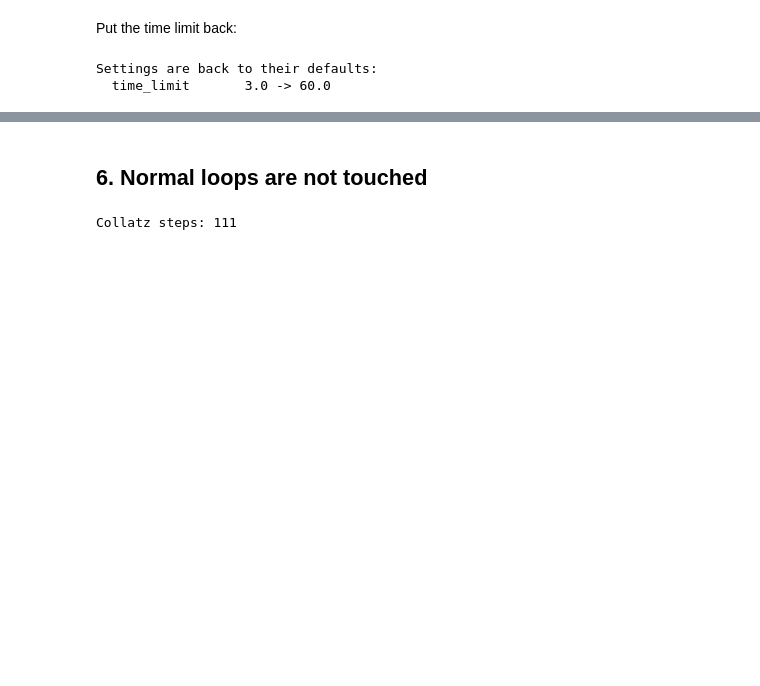
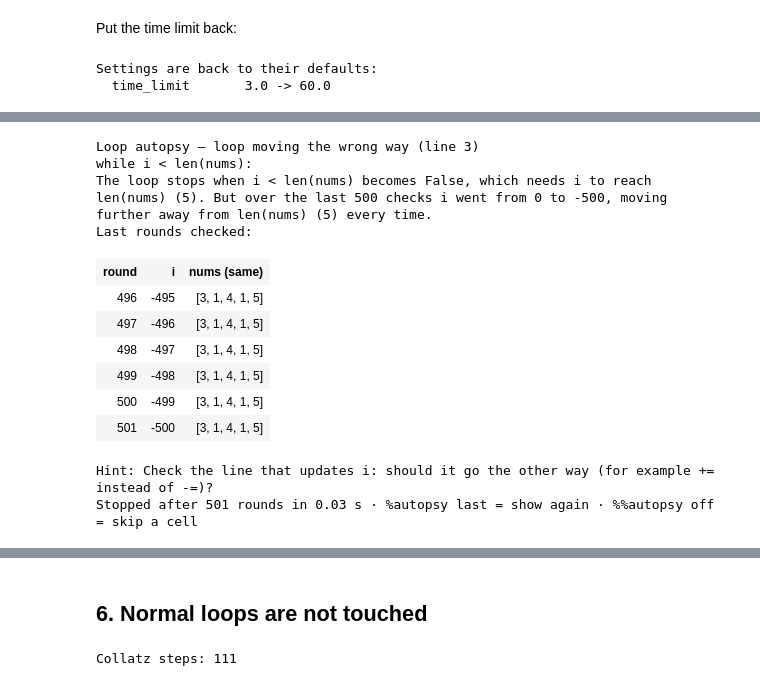
Before and after one commit to Geoeoeo217/loop-autopsy, a Jupyter notebook: examples/demo.ipynb, the cells around one changed output, grey strips where cells are left out. Saved outputs shown, nothing was run; the diff lists cells and outputs as text; code cells hidden in the pictures; blank space fills up the shorter version.

```diff
--- a/examples/demo.ipynb
+++ b/examples/demo.ipynb
@@ -219,0 +223,19 @@ Settings are back to their defaults:
+# %%
+nums = [3, 1, 4, 1, 5]
+i = 0
+while i < len(nums):
+    i -= 1  # meant i += 1
+# %% [output]
+Loop autopsy — loop moving the wrong way (line 3)
+while i < len(nums):
+The loop stops when i < len(nums) becomes False, which needs i to reach len(nums) (5). But over the last 500 checks i went from 0 to -500, moving further away from len(nums) (5) every time.
+Last rounds checked:
+| round | i | nums (same) |
+| 496 | -495 | [3, 1, 4, 1, 5] |
+| 497 | -496 | [3, 1, 4, 1, 5] |
+| 498 | -497 | [3, 1, 4, 1, 5] |
+| 499 | -498 | [3, 1, 4, 1, 5] |
+| 500 | -499 | [3, 1, 4, 1, 5] |
+| 501 | -500 | [3, 1, 4, 1, 5] |
+Hint: Check the line that updates i: should it go the other way (for example += instead of -=)?
+Stopped after 501 rounds in 0.03 s · %autopsy last = show again · %%autopsy off = skip a cell
```
Also changed, not shown: parts of 10 cells of this notebook.
